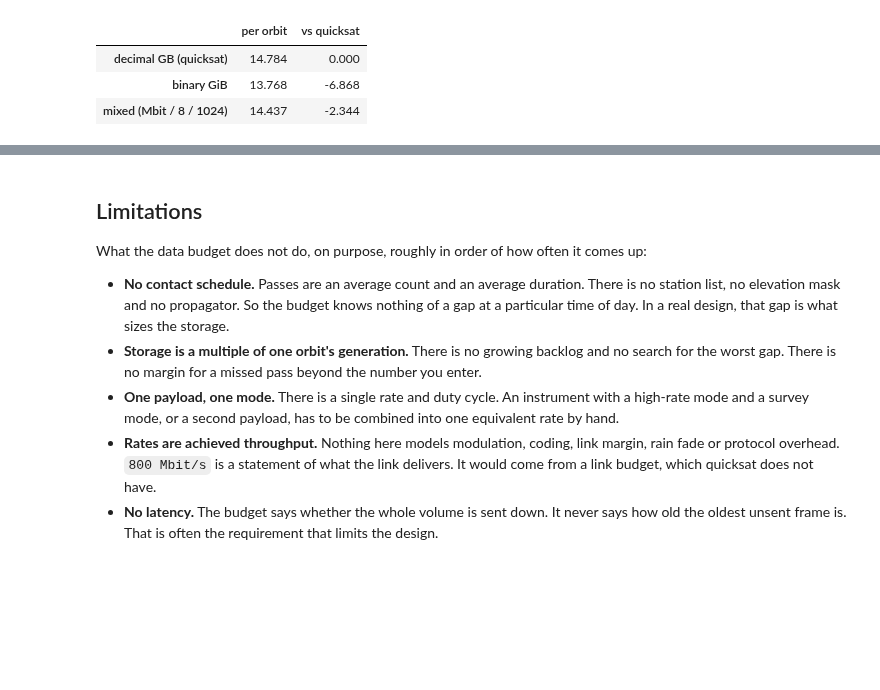
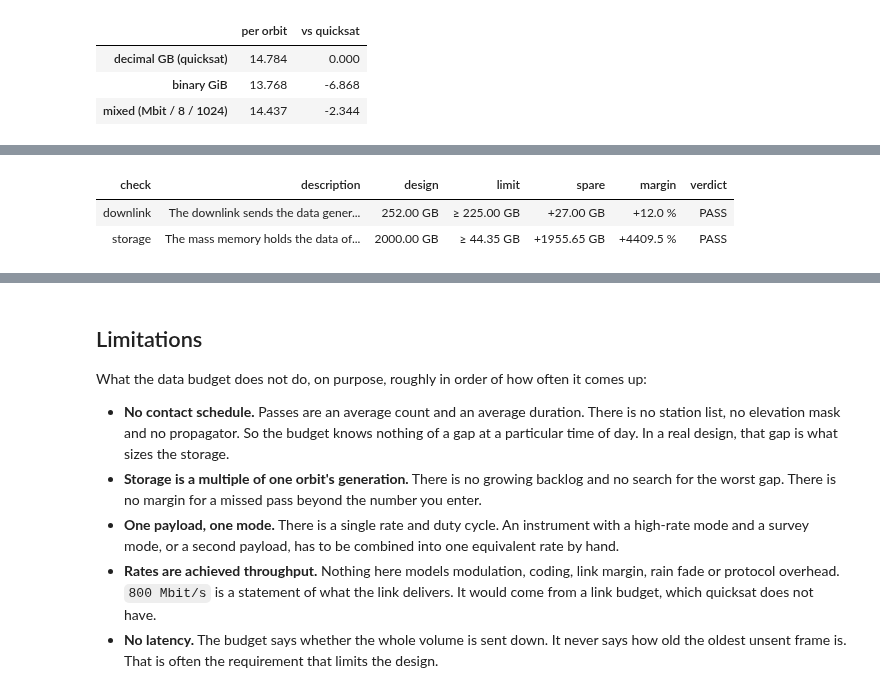
Before and after one commit to egemenimre/quicksat, a Jupyter notebook: docs/sizing/data_budget_ref.ipynb, the cells around one changed output, grey strips where cells are left out. Drawn from its saved outputs; the diff is of its cells as text; code cells hidden in the pictures; blank space fills up the shorter version.

```diff
--- a/docs/sizing/data_budget_ref.ipynb
+++ b/docs/sizing/data_budget_ref.ipynb
@@ -288,3 +303,9 @@ flying, per the equipment list: SSDR 2 TB (4.5 kg)
+# %%
+tabulate_checks(budget.checks())
+# %% [output]
+| check | description | design | limit | spare | margin | verdict |
+| downlink | The downlink sends the data gener... | 252.00 GB | ≥ 225.00 GB | +27.00 GB | +12.0 % | PASS |
+| storage | The mass memory holds the data of... | 2000.00 GB | ≥ 44.35 GB | +1955.65 GB | +4409.5 % | PASS |
 # %% [markdown]
 ## The class
 
```
Also changed, not shown: parts of 10 cells of this notebook, 59 other files.
